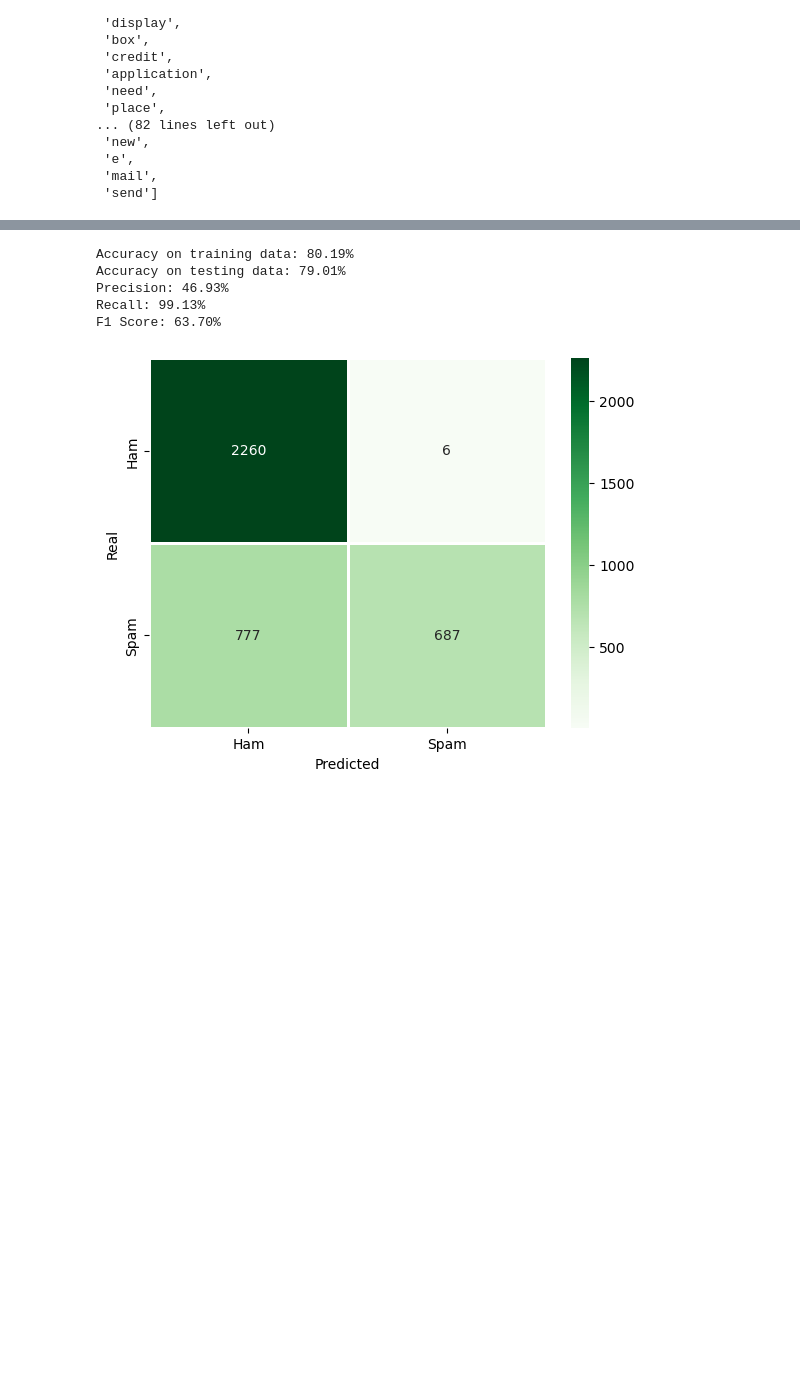
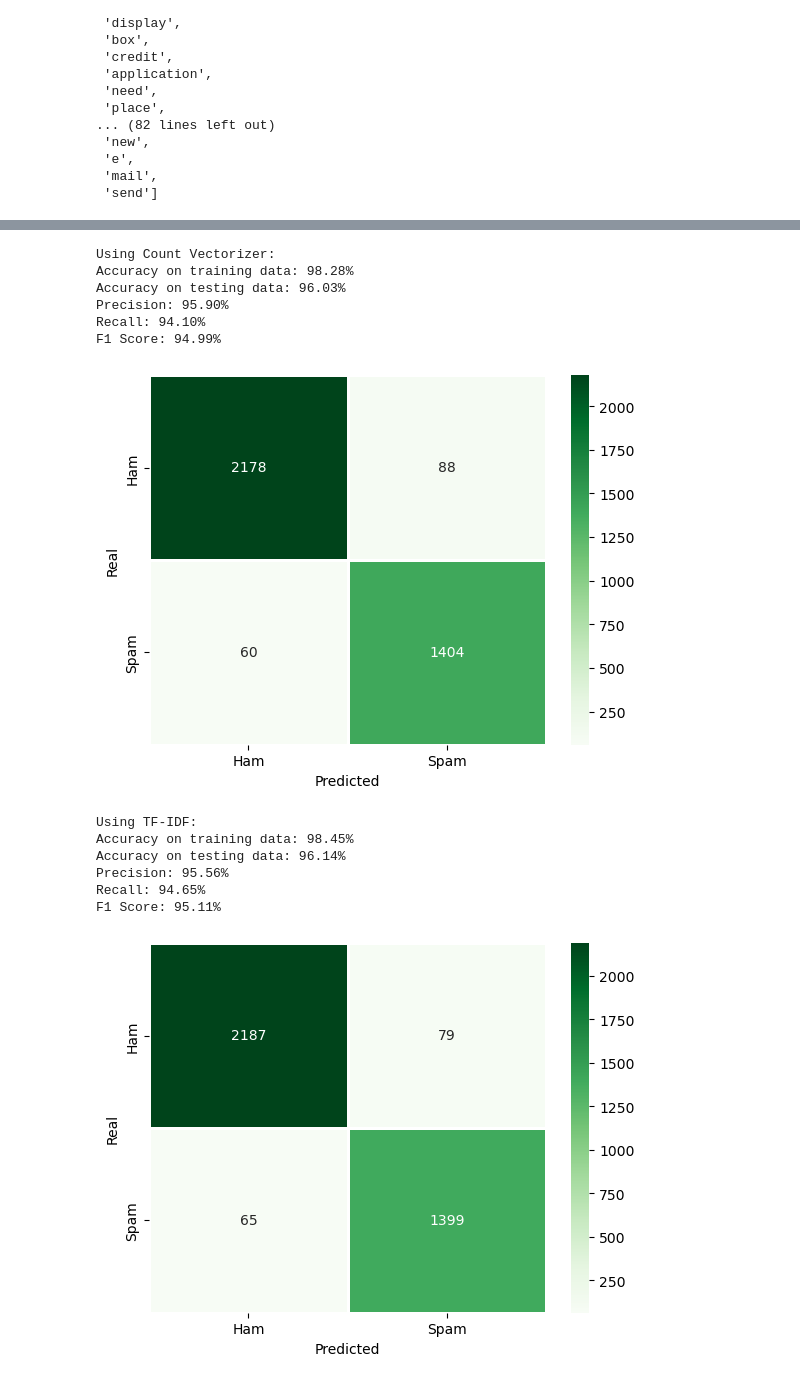
Before and after one commit to phoenixday/ml-algorithms, a Jupyter notebook: spam-ham-emails.ipynb, the cells around one changed output, grey strips where cells are left out. Drawn from its saved outputs; the diff is of its cells as text; code cells hidden in the pictures; blank space fills up the shorter version.

```diff
--- a/spam-ham-emails.ipynb
+++ b/spam-ham-emails.ipynb
@@ -298,6 +374,11 @@ def print_stats(algorithm):
 from sklearn.naive_bayes import GaussianNB
 NB = GaussianNB()
 NB.fit(x_train,y_train)
+print("Using Count Vectorizer: ")
+print_stats(NB,x_train,x_test,y_train,y_test)
 
-print_stats(NB)
+NB2 = GaussianNB()
+NB2.fit(x2_train,y2_train)
+print("Using TF-IDF: ")
+print_stats(NB2,x2_train,x2_test,y2_train,y2_test)
 # %% [output]
@@ -311,7 +400,11 @@ F1 Score: 81.73%
 from sklearn.naive_bayes import MultinomialNB
 MNB = MultinomialNB()
 MNB.fit(x_train,y_train)
+print("Using Count Vectorizer: ")
+print_stats(MNB,x_train,x_test,y_train,y_test)
 
-
-print_stats(MNB)
+MNB2 = MultinomialNB()
+MNB2.fit(x2_train,y2_train)
+print("Using TF-IDF: ")
+print_stats(MNB2,x2_train,x2_test,y2_train,y2_test)
 # %% [output]
@@ -325,6 +426,11 @@ F1 Score: 93.23%
 from sklearn.linear_model import LogisticRegression
 LR = LogisticRegression(max_iter=1000)
 LR.fit(x_train, y_train)
+print("Using Count Vectorizer: ")
+print_stats(LR,x_train,x_test,y_train,y_test)
 
-print_stats(LR)
+LR2 = LogisticRegression(max_iter=1000)
+LR2.fit(x2_train,y2_train)
+print("Using TF-IDF: ")
+print_stats(LR2,x2_train,x2_test,y2_train,y2_test)
 # %% [output]
@@ -345,6 +459,11 @@ F1 Score: 95.92%
 from sklearn.svm import LinearSVC
 SVM = LinearSVC(C=0.0001)
 SVM.fit(x_train, y_train)
+print("Using Count Vectorizer: ")
+print_stats(SVM,x_train,x_test,y_train,y_test)
 
-print_stats(SVM)
+SVM2 = LinearSVC(C=10)
+SVM2.fit(x2_train,y2_train)
+print("Using TF-IDF: ")
+print_stats(SVM2,x2_train,x2_test,y2_train,y2_test)
 # %% [output]
@@ -364,17 +491,30 @@ F1 Score: 92.61%
 # %%
 from sklearn.ensemble import RandomForestClassifier
 # n_estimators = number of decision trees
-RF = RandomForestClassifier(n_estimators=30, max_depth=9)
+RF = RandomForestClassifier(n_estimators=100, max_depth=50)
 RF.fit(x_train, y_train)
+print("Using Count Vectorizer: ")
+print_stats(RF,x_train,x_test,y_train,y_test)
 
-print_stats(RF)
+RF2 = RandomForestClassifier(n_estimators=100, max_depth=50)
+RF2.fit(x2_train,y2_train)
+print("Using TF-IDF: ")
+print_stats(RF2,x2_train,x2_test,y2_train,y2_test)
 # %% [output]
-Accuracy on training data: 80.19%
-Accuracy on testing data: 79.01%
-Precision: 46.93%
-Recall: 99.13%
-F1 Score: 63.70%
+Using Count Vectorizer:
+Accuracy on training data: 98.28%
+Accuracy on testing data: 96.03%
+Precision: 95.90%
+Recall: 94.10%
+F1 Score: 94.99%
-[figure, old version]
+[figure, new version]
+Using TF-IDF:
+Accuracy on training data: 98.45%
+Accuracy on testing data: 96.14%
+Precision: 95.56%
+Recall: 94.65%
+F1 Score: 95.11%
+[figure, added]
 # %%
 # Voting Classifier
 from sklearn.ensemble import VotingClassifier
```
Also changed, not shown: parts of 44 cells of this notebook.
